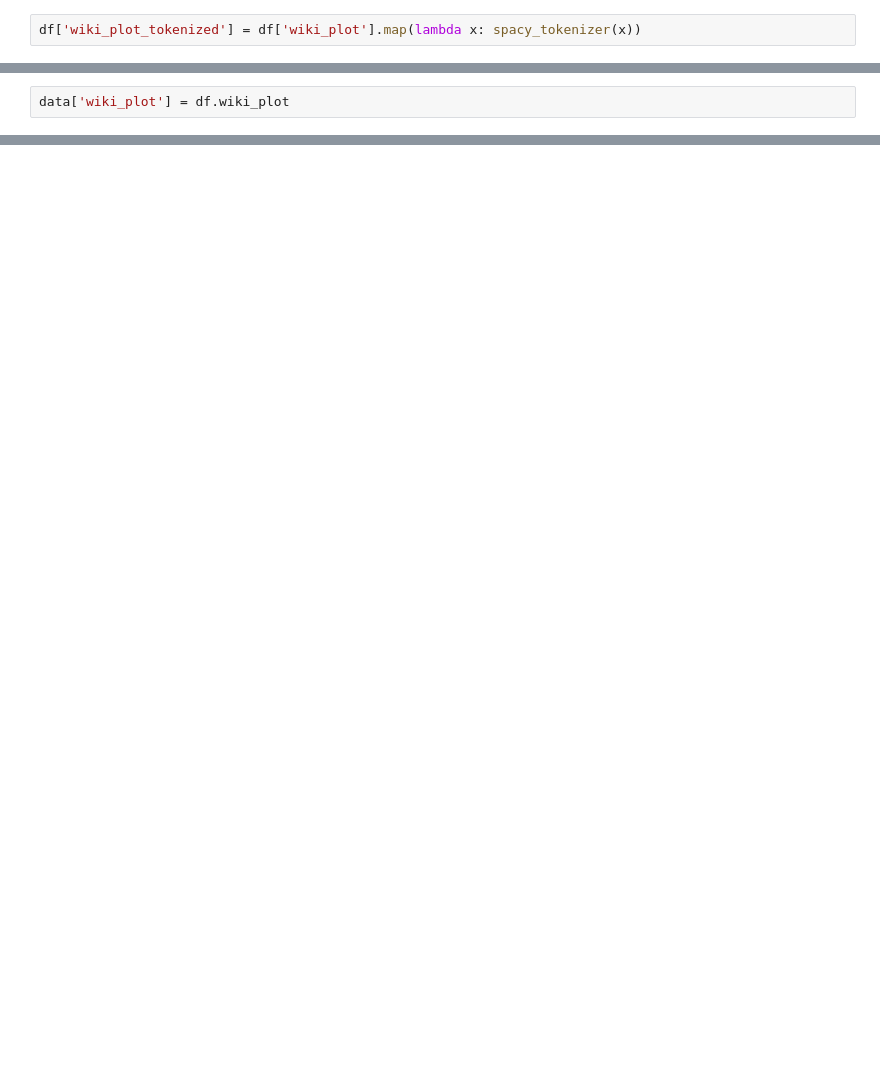
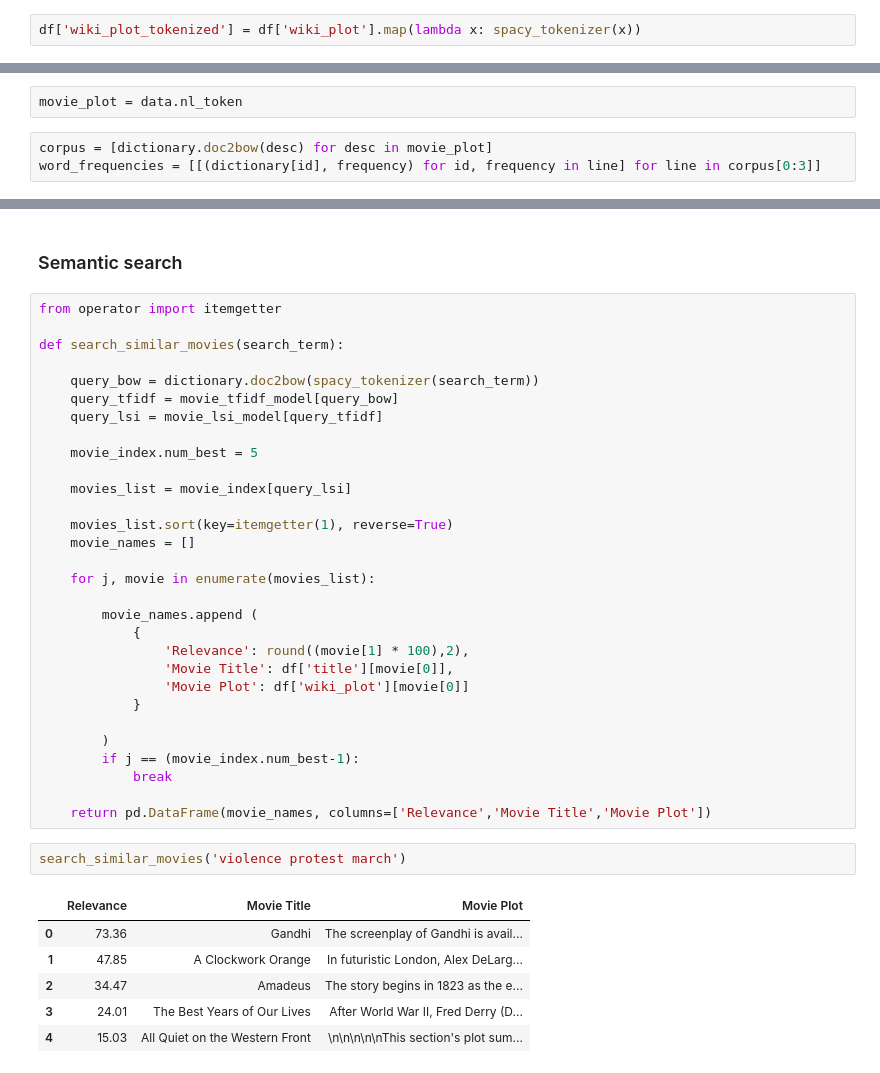
Before and after one commit to dr-a-r/semantic_search, a Jupyter notebook: semantic_search.ipynb, the cells around one changed output, grey strips where cells are left out. Saved outputs shown, nothing was run; the diff lists cells and outputs as text; blank space fills up the shorter version.

Commit message:
Semantic search model 1

```diff
--- a/semantic_search.ipynb
+++ b/semantic_search.ipynb
@@ -136,2 +238,0 @@ data.head()
-# %%
-data['wiki_plot'] = df.wiki_plot
@@ -218,0 +241,5 @@ clean_sentence
+# %%
+movie_plot = data.nl_token
+# %%
+corpus = [dictionary.doc2bow(desc) for desc in movie_plot]
+word_frequencies = [[(dictionary[id], frequency) for id, frequency in line] for line in corpus[0:3]]
@@ -218,0 +269,41 @@ clean_sentence
+# %% [markdown]
+### Semantic search
+# %%
+from operator import itemgetter
+
+def search_similar_movies(search_term):
+
+    query_bow = dictionary.doc2bow(spacy_tokenizer(search_term))
+    query_tfidf = movie_tfidf_model[query_bow]
+    query_lsi = movie_lsi_model[query_tfidf]
+
+    movie_index.num_best = 5
+
+    movies_list = movie_index[query_lsi]
+
+    movies_list.sort(key=itemgetter(1), reverse=True)
+    movie_names = []
+
+    for j, movie in enumerate(movies_list):
+
+        movie_names.append (
+            {
+                'Relevance': round((movie[1] * 100),2),
+                'Movie Title': df['title'][movie[0]],
+                'Movie Plot': df['wiki_plot'][movie[0]]
+            }
+
+        )
+        if j == (movie_index.num_best-1):
+            break
+
+    return pd.DataFrame(movie_names, columns=['Relevance','Movie Title','Movie Plot'])
+# %%
+search_similar_movies('violence protest march')
+# %% [output]
+|  | Relevance | Movie Title | Movie Plot |
+| 0 | 73.36 | Gandhi | The screenplay of Gandhi is avail... |
+| 1 | 47.85 | A Clockwork Orange | In futuristic London, Alex DeLarg... |
+| 2 | 34.47 | Amadeus | The story begins in 1823 as the e... |
+| 3 | 24.01 | The Best Years of Our Lives | After World War II, Fred Derry (D... |
+| 4 | 15.03 | All Quiet on the Western Front | \n\n\n\n\nThis section's plot sum... |
```
Also changed, not shown: parts of 31 cells of this notebook.
